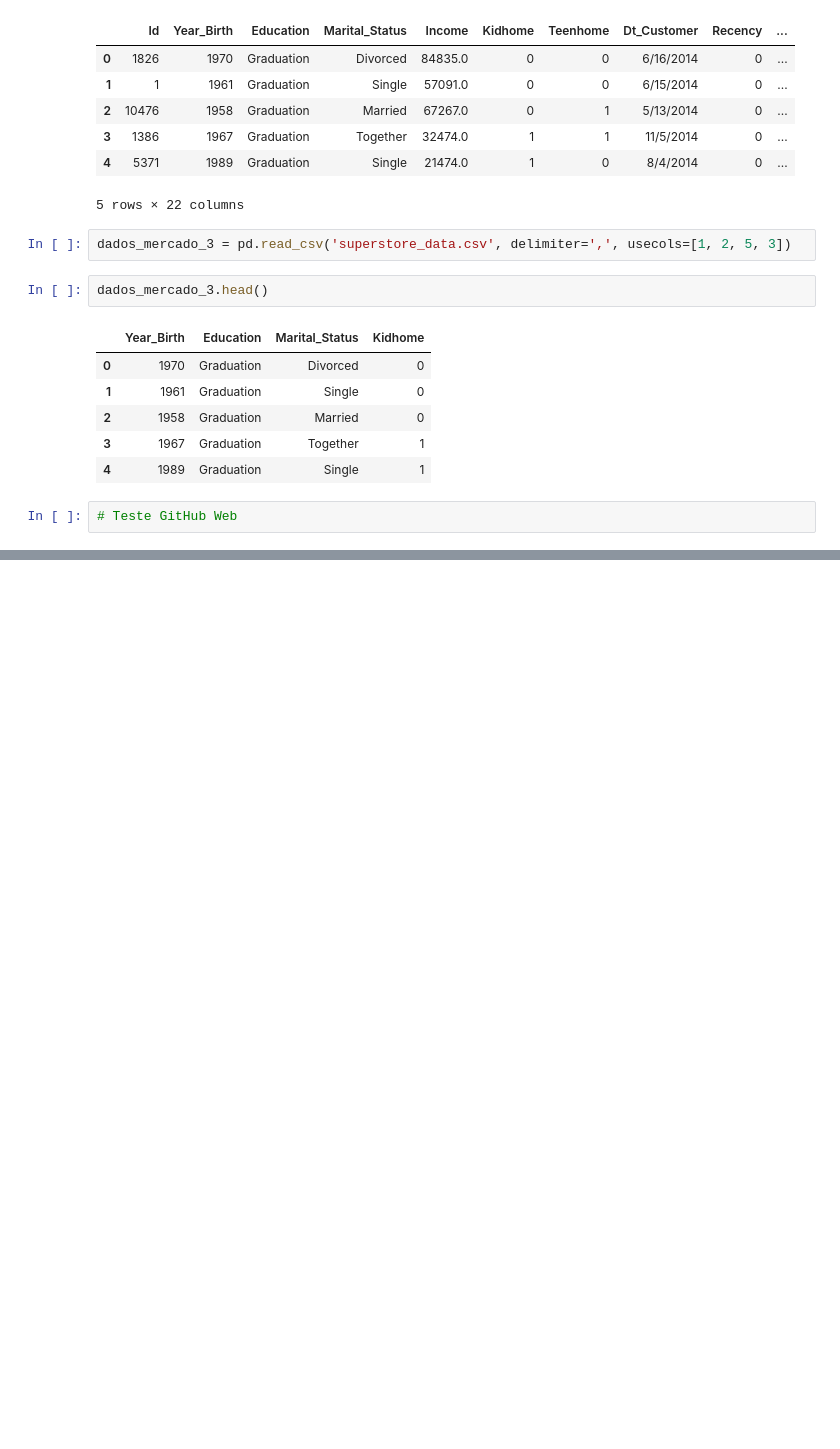
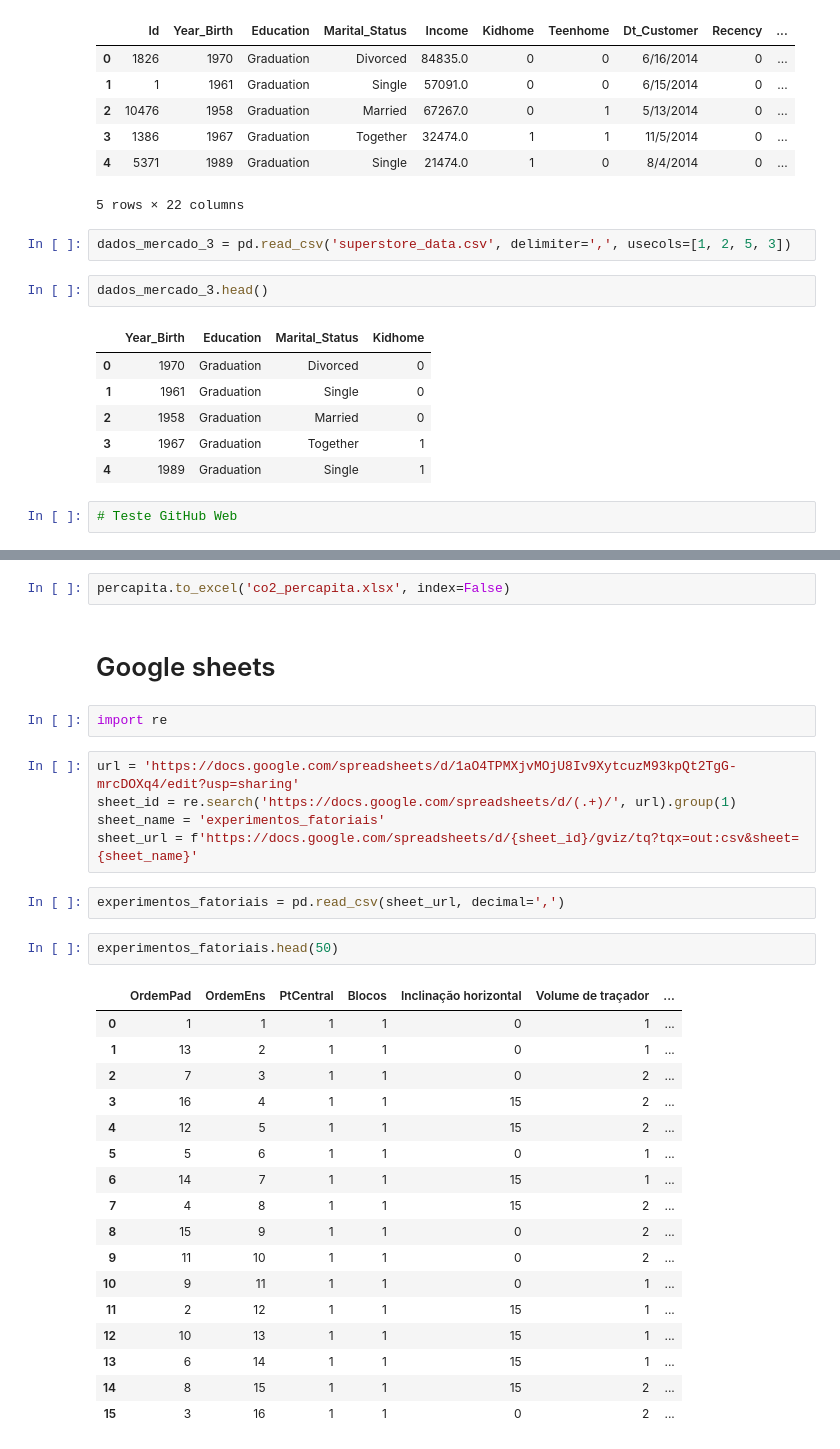
Before and after one commit to gilberto-ribeiro/python-projects, a Jupyter notebook: alura/pandas_io_trabalhando_com_diferentes_formatos_de_arquivos/projeto.ipynb, the cells around one changed output, grey strips where cells are left out. Cells and saved outputs as stored; diff of their text form; blank space fills up the shorter version.

```diff
--- a/alura/pandas_io_trabalhando_com_diferentes_formatos_de_arquivos/projeto.ipynb
+++ b/alura/pandas_io_trabalhando_com_diferentes_formatos_de_arquivos/projeto.ipynb
@@ -39,0 +70,33 @@ dados_mercado_3.head()
+# %%
+percapita.to_excel('co2_percapita.xlsx', index=False)
+# %% [markdown]
+# Google sheets
+# %%
+import re
+# %%
+url = 'https://docs.google.com/spreadsheets/d/1aO4TPMXjvMOjU8Iv9XytcuzM93kpQt2TgG-mrcDOXq4/edit?usp=sharing'
+sheet_id = re.search('https://docs.google.com/spreadsheets/d/(.+)/', url).group(1)
+sheet_name = 'experimentos_fatoriais'
+sheet_url = f'https://docs.google.com/spreadsheets/d/{sheet_id}/gviz/tq?tqx=out:csv&sheet={sheet_name}'
+# %%
+experimentos_fatoriais = pd.read_csv(sheet_url, decimal=',')
+# %%
+experimentos_fatoriais.head(50)
+# %% [output]
+|  | OrdemPad | OrdemEns | PtCentral | Blocos | Inclinação horizontal | Volume de traçador | ... |
+| 0 | 1 | 1 | 1 | 1 | 0 | 1 | ... |
+| 1 | 13 | 2 | 1 | 1 | 0 | 1 | ... |
+| 2 | 7 | 3 | 1 | 1 | 0 | 2 | ... |
+| 3 | 16 | 4 | 1 | 1 | 15 | 2 | ... |
+| 4 | 12 | 5 | 1 | 1 | 15 | 2 | ... |
+| 5 | 5 | 6 | 1 | 1 | 0 | 1 | ... |
+| 6 | 14 | 7 | 1 | 1 | 15 | 1 | ... |
+| 7 | 4 | 8 | 1 | 1 | 15 | 2 | ... |
+| 8 | 15 | 9 | 1 | 1 | 0 | 2 | ... |
+| 9 | 11 | 10 | 1 | 1 | 0 | 2 | ... |
+| 10 | 9 | 11 | 1 | 1 | 0 | 1 | ... |
+| 11 | 2 | 12 | 1 | 1 | 15 | 1 | ... |
+| 12 | 10 | 13 | 1 | 1 | 15 | 1 | ... |
+| 13 | 6 | 14 | 1 | 1 | 15 | 1 | ... |
+| 14 | 8 | 15 | 1 | 1 | 15 | 2 | ... |
+| 15 | 3 | 16 | 1 | 1 | 0 | 2 | ... |
```
Also changed, not shown: parts of 45 cells of this notebook, 9 other files.
